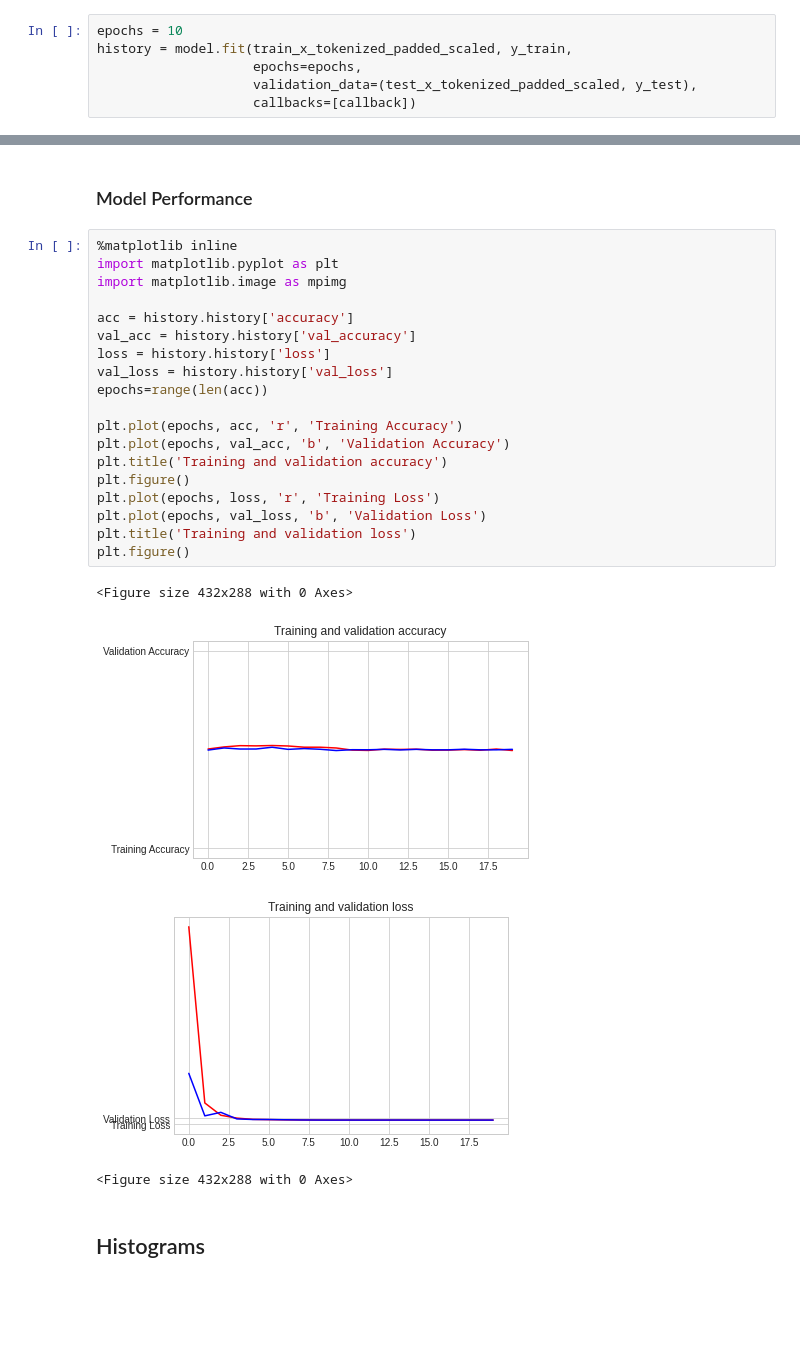
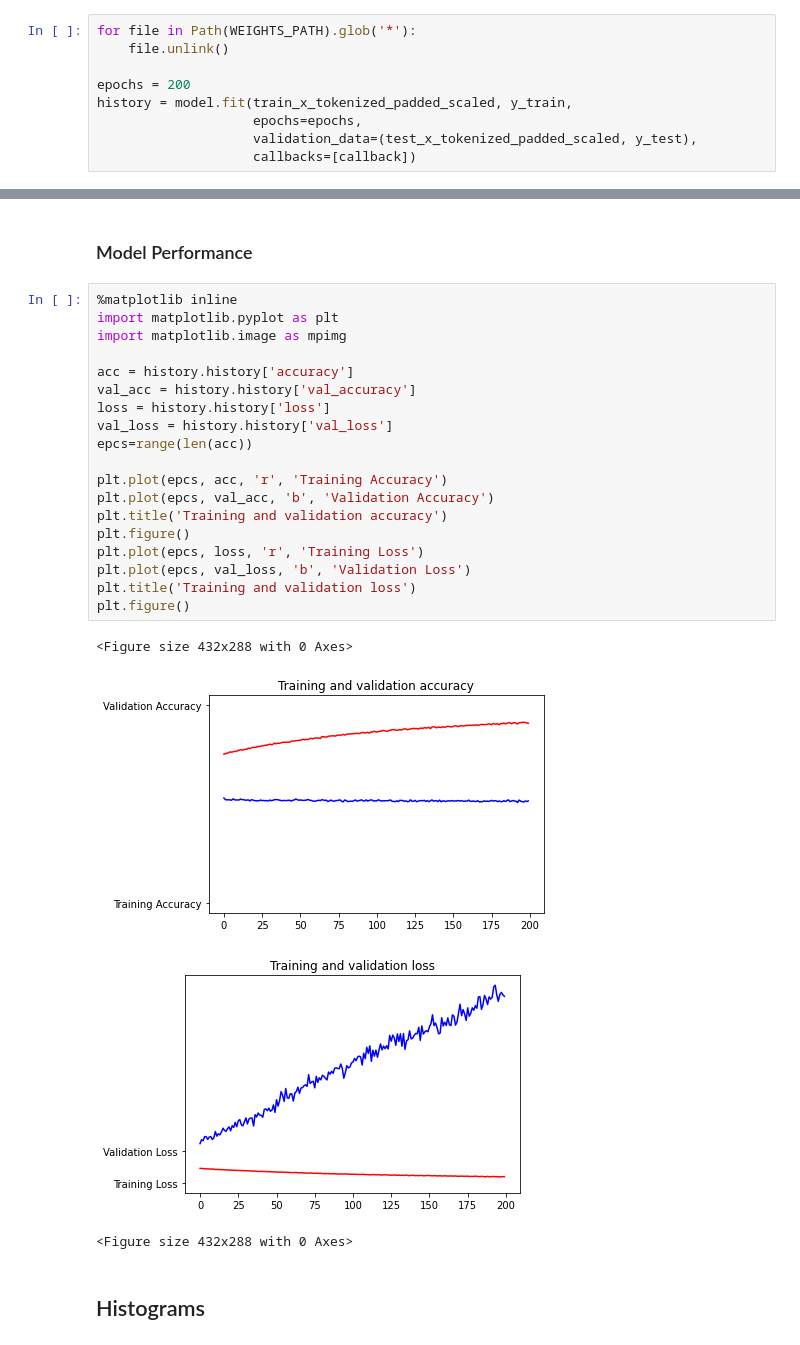
Before and after one commit to Renua-Meireles/sentiment-analisys-with-MLP, a Jupyter notebook: MLP_Sentiment_Analysis_(PIBIC_2021).ipynb, the cells around one changed output, grey strips where cells are left out. Drawn from its saved outputs; the diff is of its cells as text; blank space fills up the shorter version.

```diff
--- a/MLP_Sentiment_Analysis_(PIBIC_2021).ipynb
+++ b/MLP_Sentiment_Analysis_(PIBIC_2021).ipynb
@@ -317,7 +237,10 @@ callback = tf.keras.callbacks.ModelCheckpoint(filepath=checkpoint_path,
                                                  save_weights_only=True,
                                                  verbose=1)
 # %%
-epochs = 10
+for file in Path(WEIGHTS_PATH).glob('*'):
+    file.unlink()
+
+epochs = 200
 history = model.fit(train_x_tokenized_padded_scaled, y_train,
                     epochs=epochs,
                     validation_data=(test_x_tokenized_padded_scaled, y_test),
@@ -345,26 +268,26 @@ Epoch 20: saving model to ./Weights_per_epochs/weights20.hdf5
 # %%
 %matplotlib inline
 import matplotlib.pyplot as plt
 import matplotlib.image as mpimg
 
 acc = history.history['accuracy']
 val_acc = history.history['val_accuracy']
 loss = history.history['loss']
 val_loss = history.history['val_loss']
-epochs=range(len(acc))
+epcs=range(len(acc))
 
-plt.plot(epochs, acc, 'r', 'Training Accuracy')
-plt.plot(epochs, val_acc, 'b', 'Validation Accuracy')
+plt.plot(epcs, acc, 'r', 'Training Accuracy')
+plt.plot(epcs, val_acc, 'b', 'Validation Accuracy')
 plt.title('Training and validation accuracy')
 plt.figure()
-plt.plot(epochs, loss, 'r', 'Training Loss')
-plt.plot(epochs, val_loss, 'b', 'Validation Loss')
+plt.plot(epcs, loss, 'r', 'Training Loss')
+plt.plot(epcs, val_loss, 'b', 'Validation Loss')
 plt.title('Training and validation loss')
 plt.figure()
 # %% [output]
 <Figure size 432x288 with 0 Axes>
-[figure, old version]
+[figure, new version]
-[figure, old version]
+[figure, new version]
 <Figure size 432x288 with 0 Axes>
 # %% [markdown]
 ## Histograms
```
Also changed, not shown: parts of 21 cells of this notebook.
